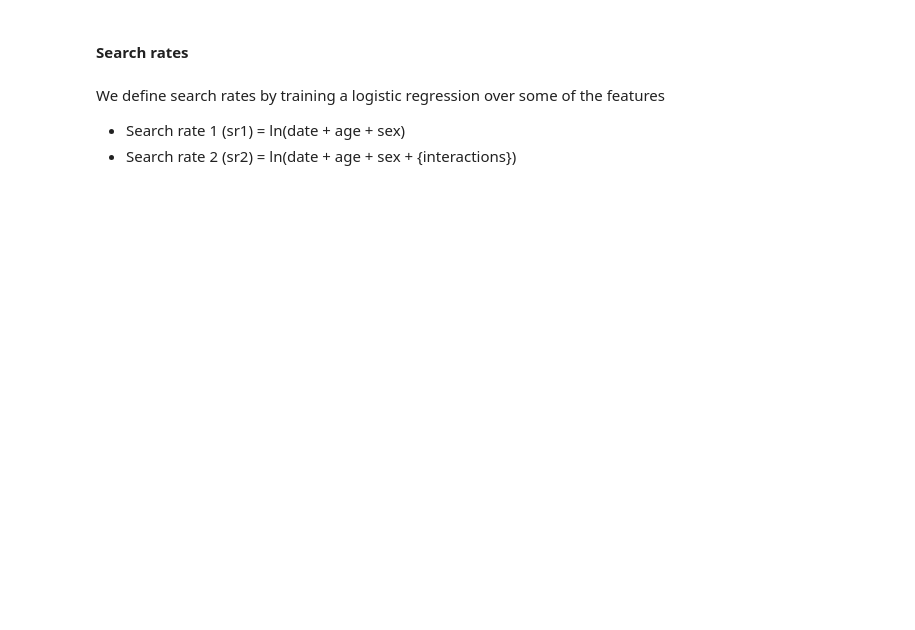
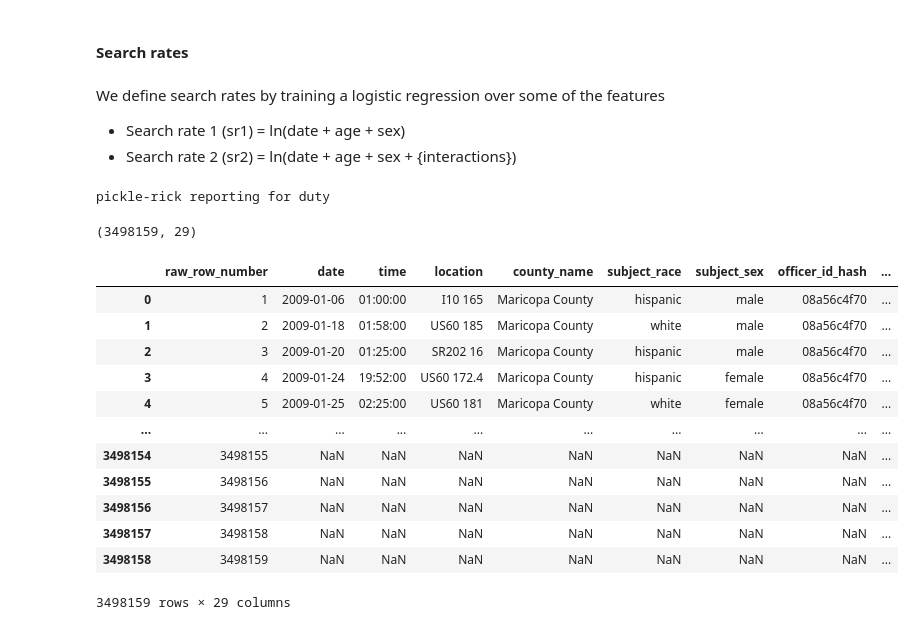
Before and after one commit to epfl-ada/ada-2020-project-milestone-p3-p3_fraises-tagada, a Jupyter notebook: Nino.ipynb, the cells around one changed output. Saved outputs shown, nothing was run; the diff lists cells and outputs as text; code cells hidden in the pictures; blank space fills up the shorter version.

```diff
--- a/Nino.ipynb
+++ b/Nino.ipynb
@@ -18,3 +24,29 @@ We define search rates by training a logistic regression over some of the featur
+# %%
+load_data_to_pickle(data_url_TX, 'df_AZ')
+# %% [output]
+pickle-rick reporting for duty
+# %%
+# Loading in less than 1 min
+df = pd.read_pickle('df_AZ')
+df.shape
+# %% [output]
+(3498159, 29)
+# %%
+df
+# %% [output]
+|  | raw_row_number | date | time | location | county_name | subject_race | subject_sex | officer_id_hash | ... |
+| 0 | 1 | 2009-01-06 | 01:00:00 | I10 165 | Maricopa County | hispanic | male | 08a56c4f70 | ... |
+| 1 | 2 | 2009-01-18 | 01:58:00 | US60 185 | Maricopa County | white | male | 08a56c4f70 | ... |
+| 2 | 3 | 2009-01-20 | 01:25:00 | SR202 16 | Maricopa County | hispanic | male | 08a56c4f70 | ... |
+| 3 | 4 | 2009-01-24 | 19:52:00 | US60 172.4 | Maricopa County | hispanic | female | 08a56c4f70 | ... |
+| 4 | 5 | 2009-01-25 | 02:25:00 | US60 181 | Maricopa County | white | female | 08a56c4f70 | ... |
+| ... | ... | ... | ... | ... | ... | ... | ... | ... | ... |
+| 3498154 | 3498155 | NaN | NaN | NaN | NaN | NaN | NaN | NaN | ... |
+| 3498155 | 3498156 | NaN | NaN | NaN | NaN | NaN | NaN | NaN | ... |
+| 3498156 | 3498157 | NaN | NaN | NaN | NaN | NaN | NaN | NaN | ... |
+| 3498157 | 3498158 | NaN | NaN | NaN | NaN | NaN | NaN | NaN | ... |
+| 3498158 | 3498159 | NaN | NaN | NaN | NaN | NaN | NaN | NaN | ... |
+3498159 rows × 29 columns
 # %%
 def plot_regression_model(model, predictors):
     '''
```
Also changed, not shown: parts of 8 cells of this notebook, 1 other file.
